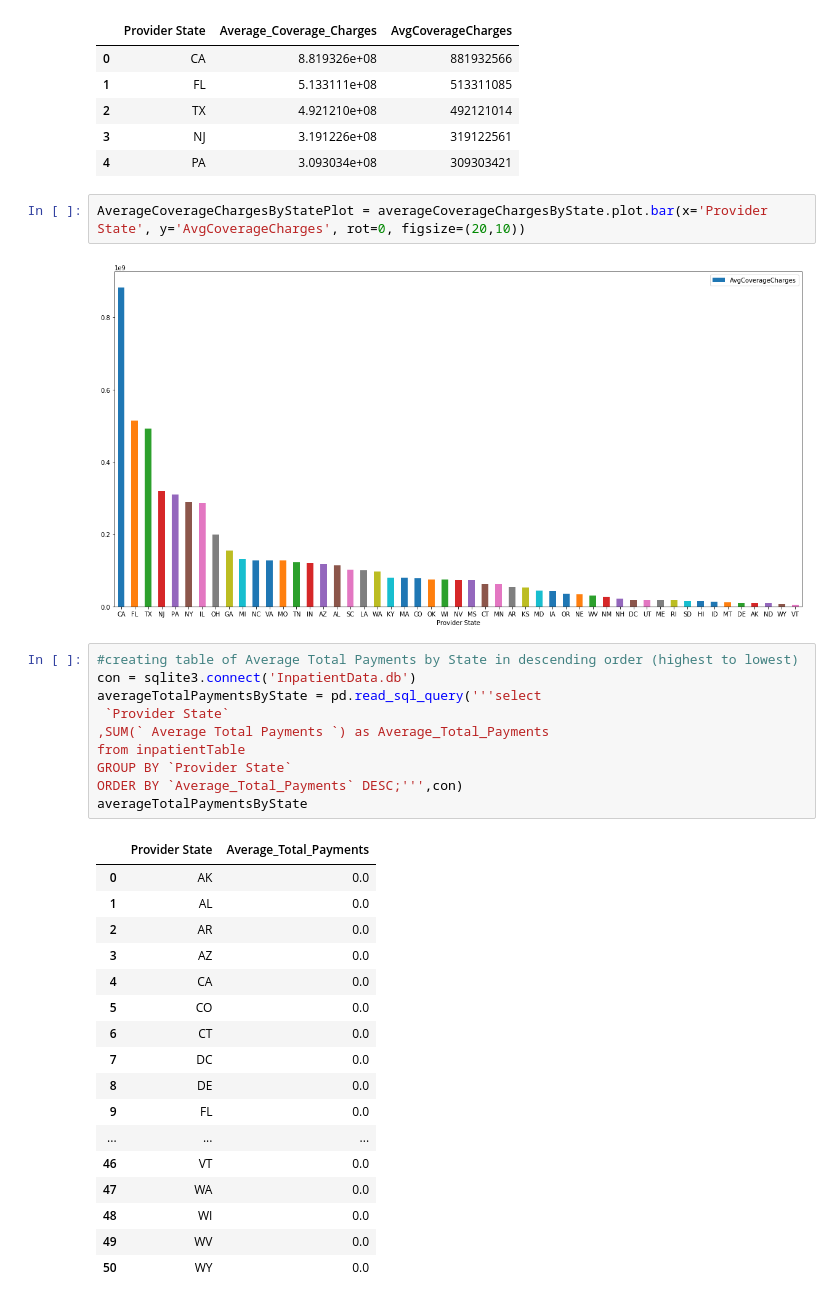
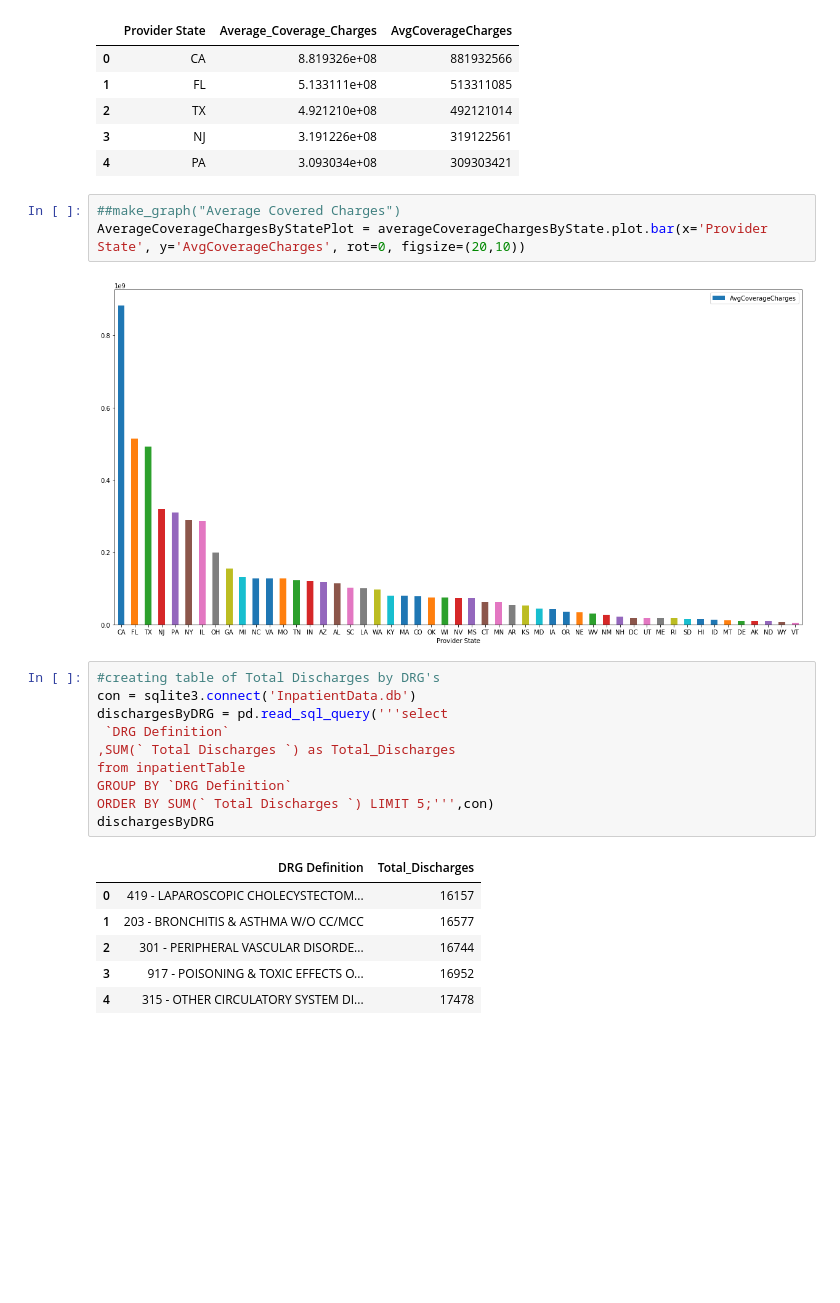
Before and after one commit to tiffanymcbroom/Inpatient_Charges, a Jupyter notebook: Inpatient Charges.ipynb, the cells around one changed output. Cells and saved outputs as stored; diff of their text form; blank space fills up the shorter version.

```diff
--- a/Inpatient Charges.ipynb
+++ b/Inpatient Charges.ipynb
@@ -93,34 +94,24 @@ averageCoverageChargesByState.head()
 | 3 | NJ | 3.191226e+08 | 319122561 |
 | 4 | PA | 3.093034e+08 | 309303421 |
 # %%
+##make_graph("Average Covered Charges")
 AverageCoverageChargesByStatePlot = averageCoverageChargesByState.plot.bar(x='Provider State', y='AvgCoverageCharges', rot=0, figsize=(20,10))
 # %% [output]
 [figure]
 # %%
-#creating table of Average Total Payments by State in descending order (highest to lowest)
+#creating table of Total Discharges by DRG's
 con = sqlite3.connect('InpatientData.db')
-averageTotalPaymentsByState = pd.read_sql_query('''select
- `Provider State`
-,SUM(` Average Total Payments `) as Average_Total_Payments
+dischargesByDRG = pd.read_sql_query('''select
+ `DRG Definition`
+,SUM(` Total Discharges `) as Total_Discharges
 from inpatientTable
-GROUP BY `Provider State`
-ORDER BY `Average_Total_Payments` DESC;''',con)
-averageTotalPaymentsByState
+GROUP BY `DRG Definition`
+ORDER BY SUM(` Total Discharges `) LIMIT 5;''',con)
+dischargesByDRG
 # %% [output]
-|  | Provider State | Average_Total_Payments |
-| 0 | AK | 0.0 |
-| 1 | AL | 0.0 |
-| 2 | AR | 0.0 |
-| 3 | AZ | 0.0 |
-| 4 | CA | 0.0 |
-| 5 | CO | 0.0 |
-| 6 | CT | 0.0 |
-| 7 | DC | 0.0 |
-| 8 | DE | 0.0 |
-| 9 | FL | 0.0 |
-| ... | ... | ... |
-| 46 | VT | 0.0 |
-| 47 | WA | 0.0 |
-| 48 | WI | 0.0 |
-| 49 | WV | 0.0 |
-| 50 | WY | 0.0 |
+|  | DRG Definition | Total_Discharges |
+| 0 | 419 - LAPAROSCOPIC CHOLECYSTECTOM... | 16157 |
+| 1 | 203 - BRONCHITIS & ASTHMA W/O CC/MCC | 16577 |
+| 2 | 301 - PERIPHERAL VASCULAR DISORDE... | 16744 |
+| 3 | 917 - POISONING & TOXIC EFFECTS O... | 16952 |
+| 4 | 315 - OTHER CIRCULATORY SYSTEM DI... | 17478 |
```
Also changed, not shown: parts of 10 cells of this notebook, 1 other file.
